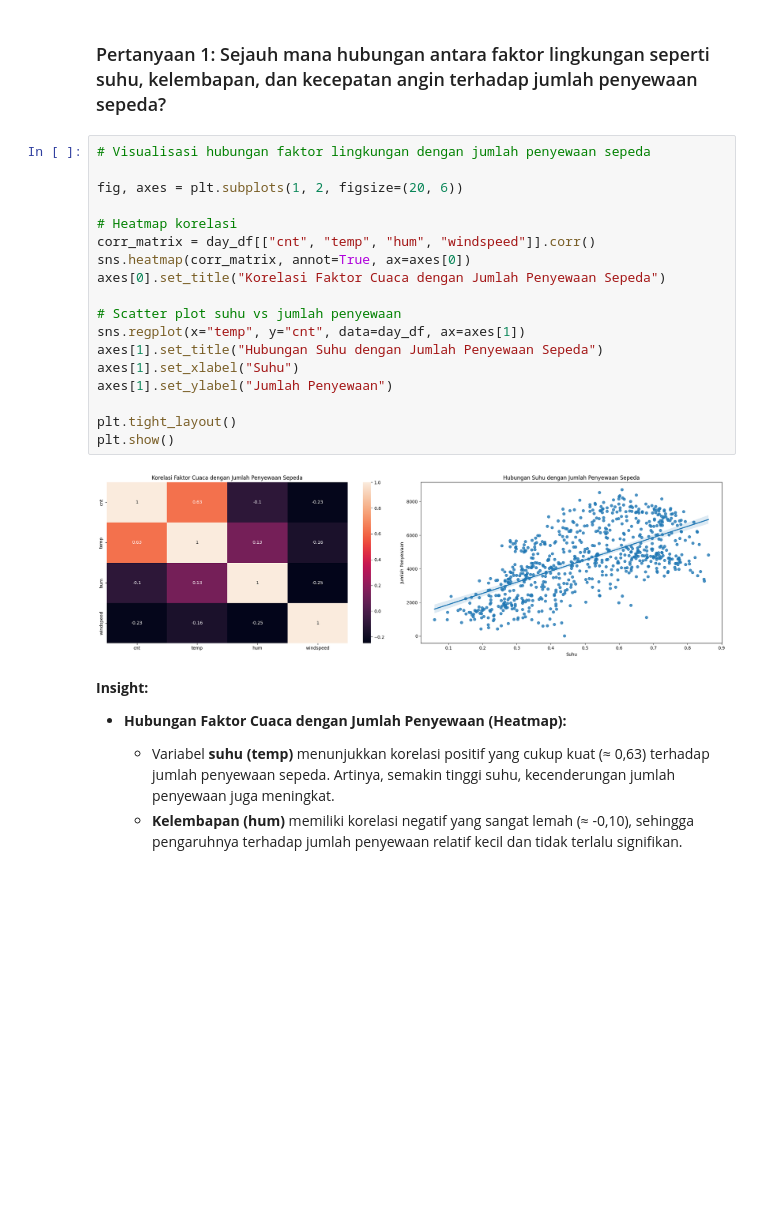
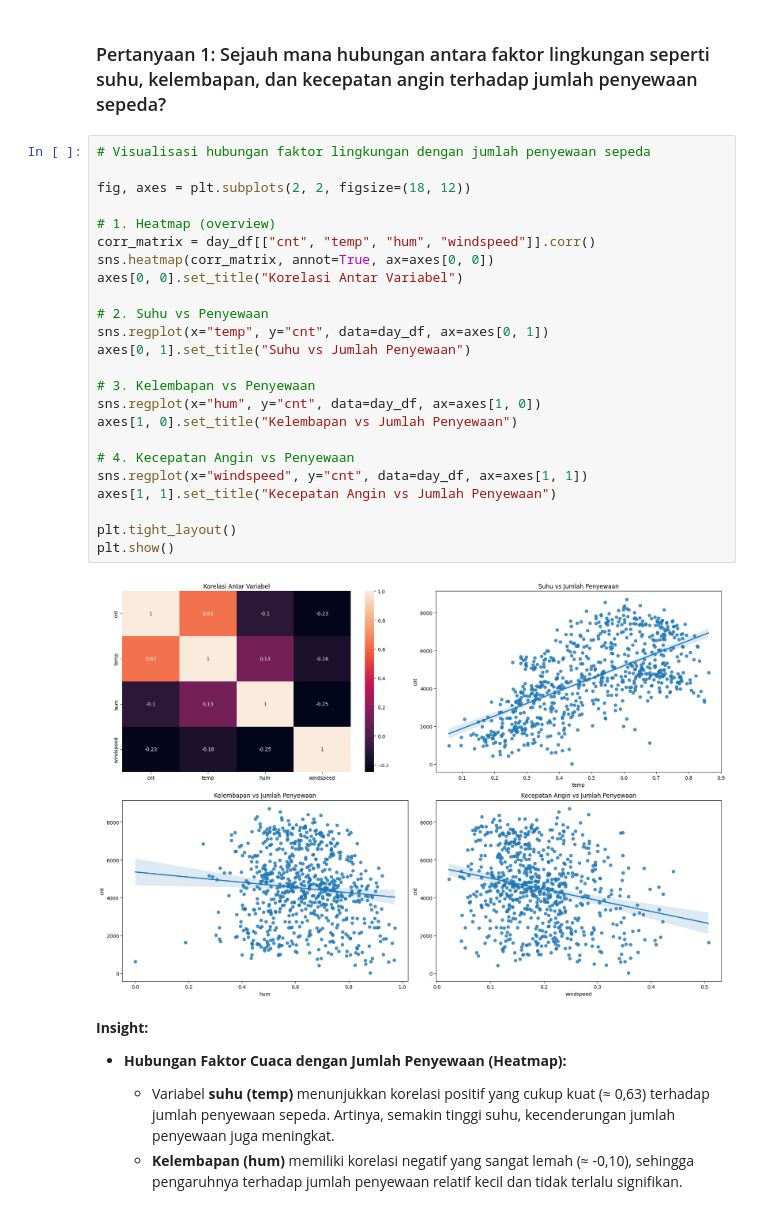
Before and after one commit to ridhoakfa/Bike-Sharing-Dashboard, a Jupyter notebook: notebook.ipynb, the cells around one changed output. Saved outputs shown, nothing was run; the diff lists cells and outputs as text; blank space fills up the shorter version.

```diff
--- a/notebook.ipynb
+++ b/notebook.ipynb
@@ -551,23 +550,29 @@ cnt         1.000000
 # %%
 # Visualisasi hubungan faktor lingkungan dengan jumlah penyewaan sepeda
 
-fig, axes = plt.subplots(1, 2, figsize=(20, 6))
+fig, axes = plt.subplots(2, 2, figsize=(18, 12))
 
-# Heatmap korelasi
+# 1. Heatmap (overview)
 corr_matrix = day_df[["cnt", "temp", "hum", "windspeed"]].corr()
-sns.heatmap(corr_matrix, annot=True, ax=axes[0])
-axes[0].set_title("Korelasi Faktor Cuaca dengan Jumlah Penyewaan Sepeda")
+sns.heatmap(corr_matrix, annot=True, ax=axes[0, 0])
+axes[0, 0].set_title("Korelasi Antar Variabel")
 
-# Scatter plot suhu vs jumlah penyewaan
-sns.regplot(x="temp", y="cnt", data=day_df, ax=axes[1])
-axes[1].set_title("Hubungan Suhu dengan Jumlah Penyewaan Sepeda")
-axes[1].set_xlabel("Suhu")
-axes[1].set_ylabel("Jumlah Penyewaan")
+# 2. Suhu vs Penyewaan
+sns.regplot(x="temp", y="cnt", data=day_df, ax=axes[0, 1])
+axes[0, 1].set_title("Suhu vs Jumlah Penyewaan")
+
+# 3. Kelembapan vs Penyewaan
+sns.regplot(x="hum", y="cnt", data=day_df, ax=axes[1, 0])
+axes[1, 0].set_title("Kelembapan vs Jumlah Penyewaan")
+
+# 4. Kecepatan Angin vs Penyewaan
+sns.regplot(x="windspeed", y="cnt", data=day_df, ax=axes[1, 1])
+axes[1, 1].set_title("Kecepatan Angin vs Jumlah Penyewaan")
 
 plt.tight_layout()
 plt.show()
 # %% [output]
-[figure, old version]
+[figure, new version]
 # %% [markdown]
 **Insight:**
 
```
Also changed, not shown: parts of 1 cell of this notebook.
